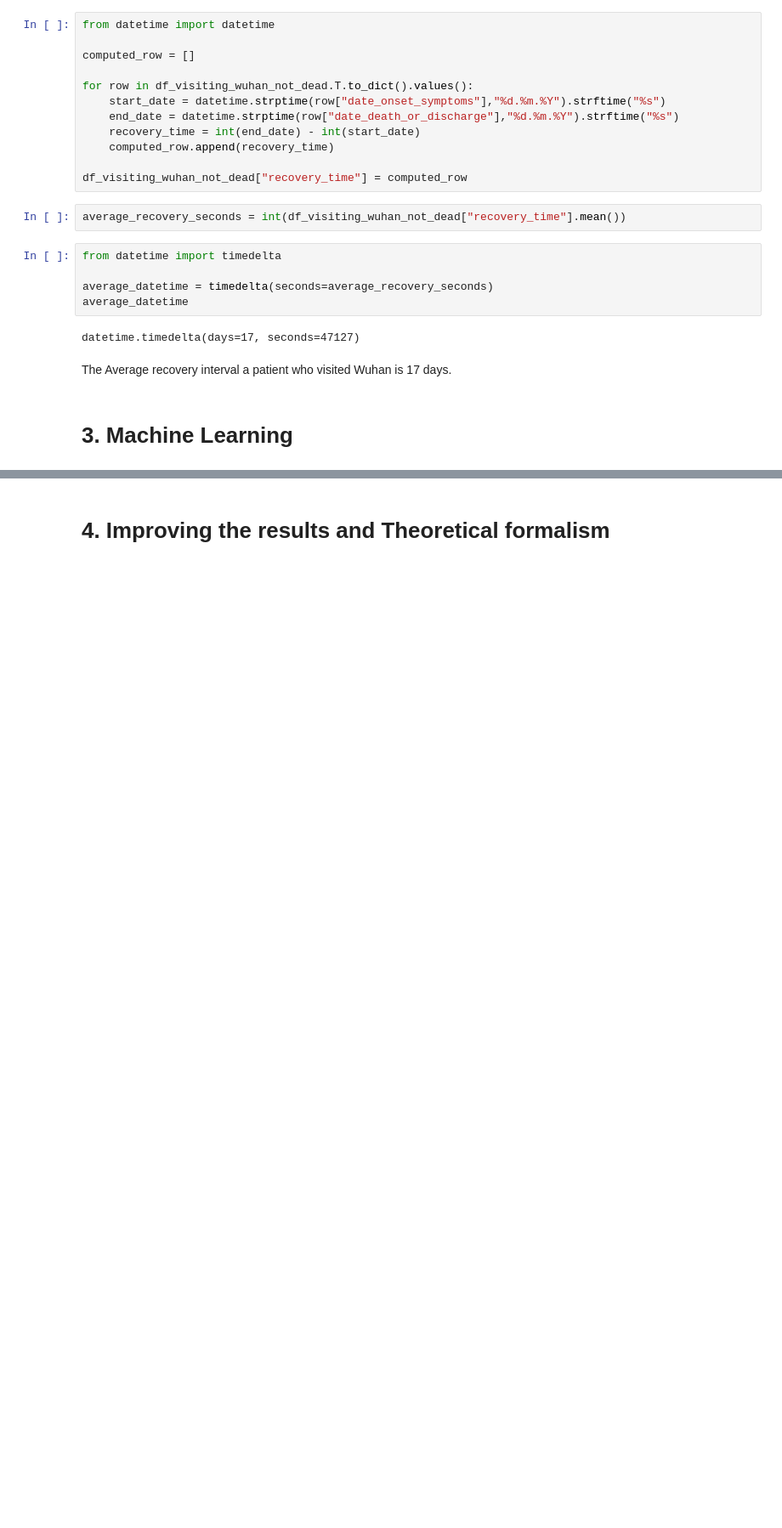
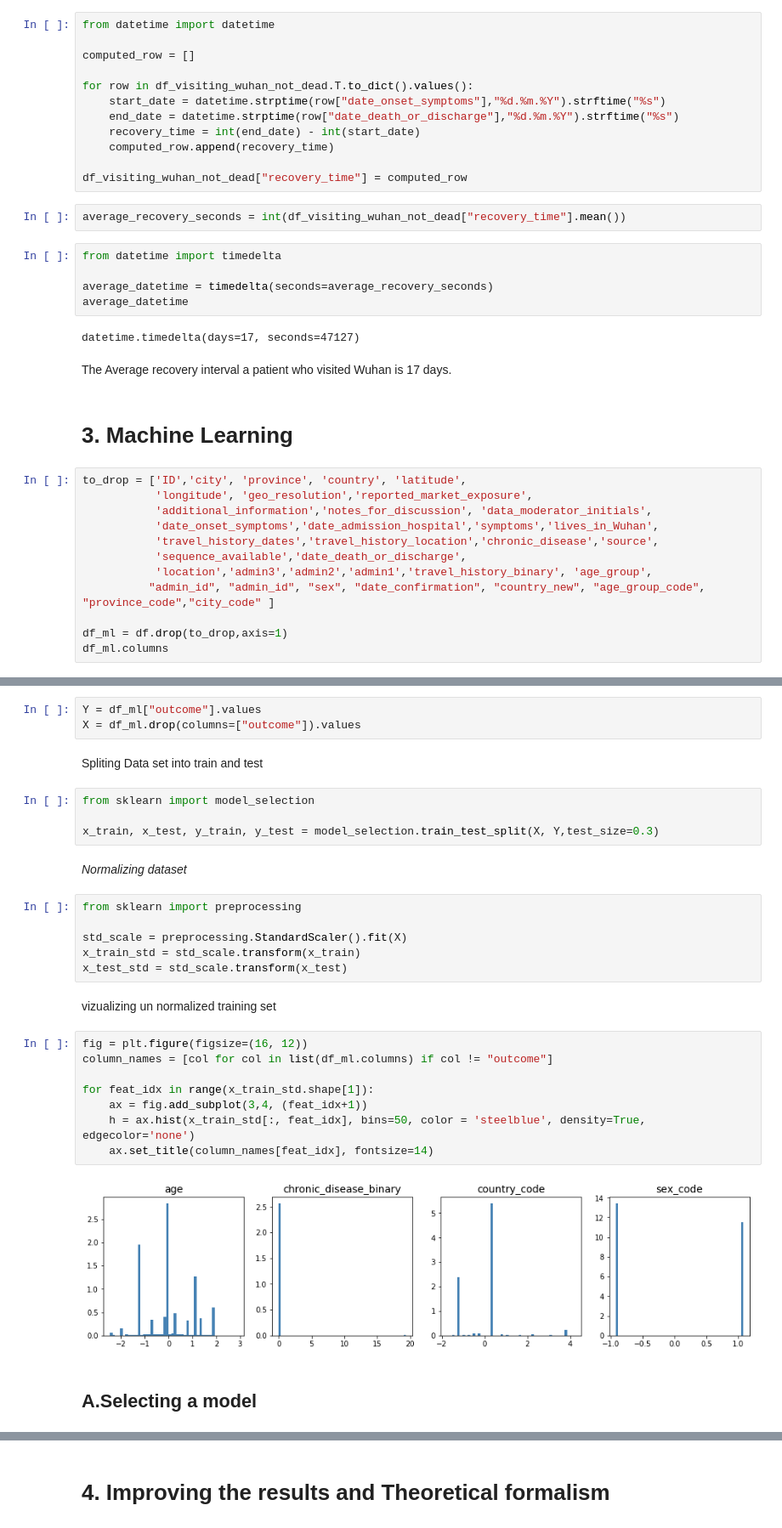
Before and after one commit to andbluedev/Covid-Dataset-Analysis-and-Predictions, a Jupyter notebook: Covid Analysis and Predictions.ipynb, the cells around one changed output, grey strips where cells are left out. Shown at 85% size. Drawn from its saved outputs; the diff is of its cells as text; blank space fills up the shorter version.

```diff
--- a/Covid Analysis and Predictions.ipynb
+++ b/Covid Analysis and Predictions.ipynb
@@ -418,3 +418,15 @@ datetime.timedelta(days=17, seconds=47127)
 The Average recovery interval a patient who visited Wuhan is 17 days.
 # %% [markdown]
 # 3. Machine Learning
+# %%
+to_drop = ['ID','city', 'province', 'country', 'latitude',
+           'longitude', 'geo_resolution','reported_market_exposure',
+           'additional_information','notes_for_discussion', 'data_moderator_initials',
+           'date_onset_symptoms','date_admission_hospital','symptoms','lives_in_Wuhan',
+           'travel_history_dates','travel_history_location','chronic_disease','source',
+           'sequence_available','date_death_or_discharge',
+           'location','admin3','admin2','admin1','travel_history_binary', 'age_group',
+          "admin_id", "admin_id", "sex", "date_confirmation", "country_new", "age_group_code", "province_code","city_code" ]
+
+df_ml = df.drop(to_drop,axis=1)
+df_ml.columns
@@ -420,0 +446,31 @@ The Average recovery interval a patient who visited Wuhan is 17 days.
+# %%
+Y = df_ml["outcome"].values
+X = df_ml.drop(columns=["outcome"]).values
+# %% [markdown]
+ Spliting Data set into train and test
+# %%
+from sklearn import model_selection
+
+x_train, x_test, y_train, y_test = model_selection.train_test_split(X, Y,test_size=0.3)
+# %% [markdown]
+_Normalizing dataset_
+# %%
+from sklearn import preprocessing
+
+std_scale = preprocessing.StandardScaler().fit(X)
+x_train_std = std_scale.transform(x_train)
+x_test_std = std_scale.transform(x_test)
+# %% [markdown]
+ vizualizing un normalized training set
+# %%
+fig = plt.figure(figsize=(16, 12))
+column_names = [col for col in list(df_ml.columns) if col != "outcome"]
+
+for feat_idx in range(x_train_std.shape[1]):
+    ax = fig.add_subplot(3,4, (feat_idx+1))
+    h = ax.hist(x_train_std[:, feat_idx], bins=50, color = 'steelblue', density=True, edgecolor='none')
+    ax.set_title(column_names[feat_idx], fontsize=14)
+# %% [output]
+[figure, added]
+# %% [markdown]
+## A.Selecting a model
```
Also changed, not shown: parts of 19 cells of this notebook.
